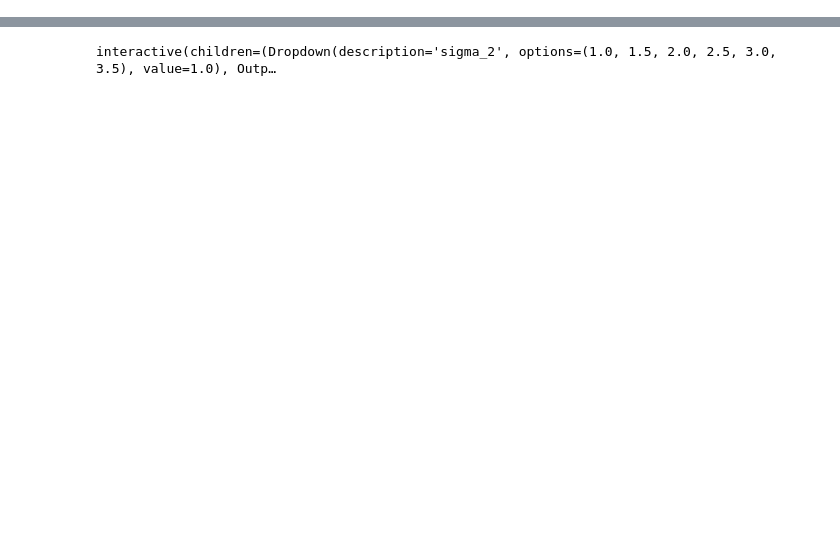
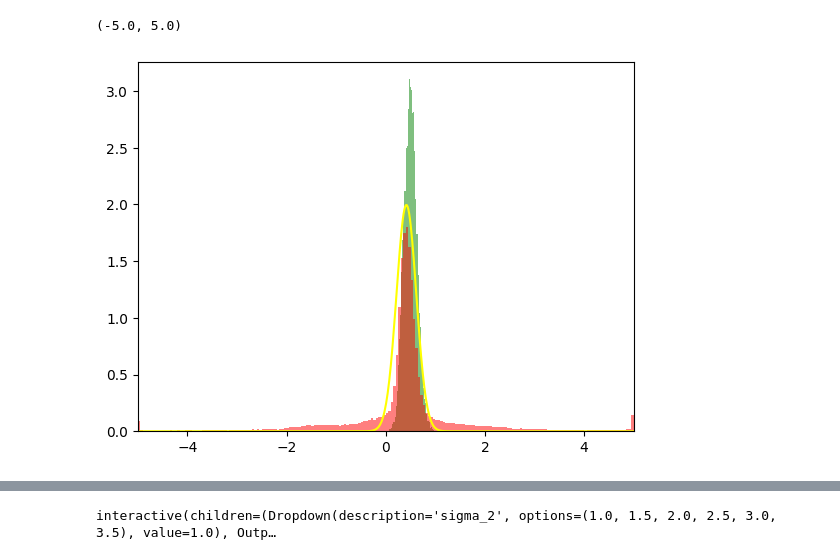
Before and after one commit to MouzaouiMatthieu/PFE, a Jupyter notebook: RNPE.ipynb, the cells around one changed output, grey strips where cells are left out. Drawn from its saved outputs; the diff is of its cells as text; code cells hidden in the pictures; blank space fills up the shorter version.

```diff
--- a/RNPE.ipynb
+++ b/RNPE.ipynb
@@ -536,0 +463,32 @@ with tqdm(sigmas_2, unit ='Sigma²', desc='Corruption') as tq:
+# %%
+rnpe_samples = q_NPE.flow(xm).sample()
+rnpe_samples_unscaled = (rnpe_samples + theta_means) * theta_stds
+# %%
+true_post_y = posterior_summaries(
+    theta_grid, y0.cpu().squeeze()[0].item(), y0.cpu().squeeze()[1].item(), sigma_2_y
+)
+# %%
+npe_samples = q_NPE.flow(y0_scaled).sample((20_000,))
+true_post = get_true_post(summary, y0.squeeze().cpu().numpy())
+# %%
+plt.hist(
+    npe_samples.squeeze().cpu(),
+    bins=200,
+    density=True,
+    color="green",
+    alpha=0.5,
+    label="NPE samples q(θ|y0)",
+)
+plt.hist(
+    rnpe_samples.squeeze().cpu(),
+    bins=200,
+    density=True,
+    color="red",
+    alpha=0.5,
+    label="RNPE samples q(θ|y0)",
+)
+plt.plot(theta_grid, true_post_y, color="yellow", label=" p(θ|y0) under the true DGP")
+plt.xlim(-5, 5)
+# %% [output]
+(-5.0, 5.0)
+[figure, added]
```
Also changed, not shown: parts of 45 cells of this notebook.
